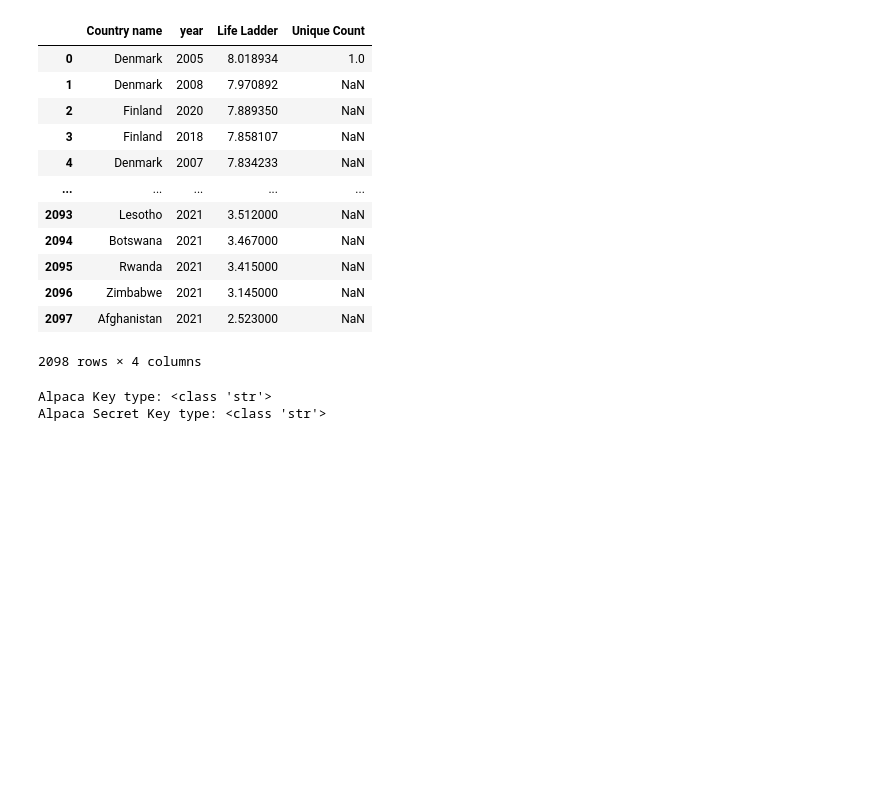
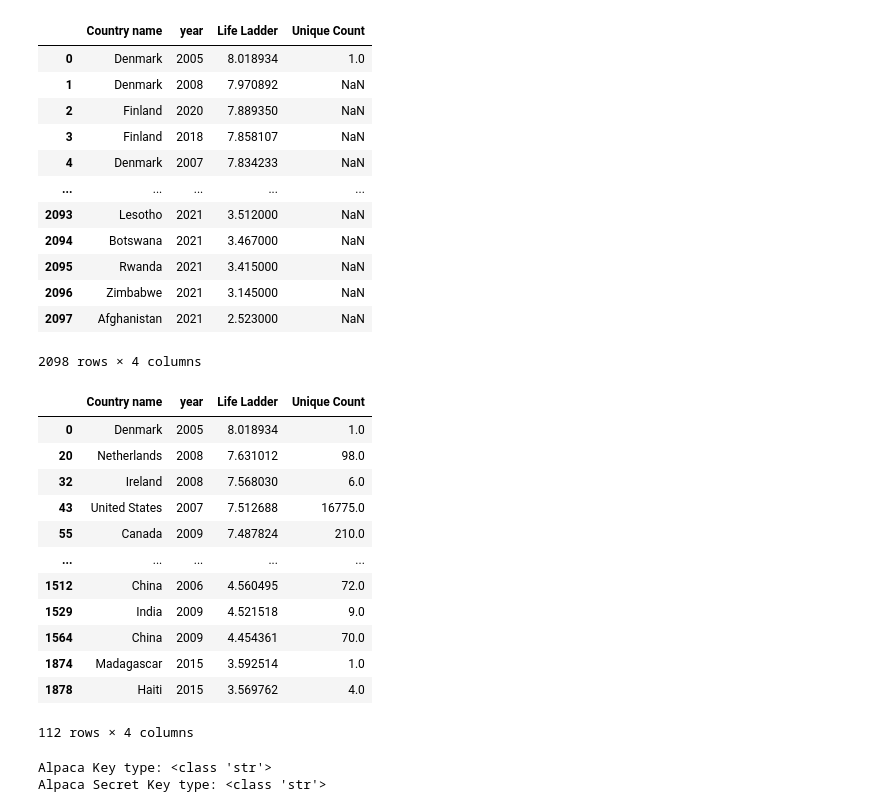
Before and after one commit to LaurenBrad/Project_1, a Jupyter notebook: data_cleansing_updated.ipynb, the cells around one changed output. Cells and saved outputs as stored; diff of their text form; code cells hidden in the pictures; blank space fills up the shorter version.

```diff
--- a/data_cleansing_updated.ipynb
+++ b/data_cleansing_updated.ipynb
@@ -231,6 +255,24 @@ combined_df
 | 2096 | Zimbabwe | 2021 | 3.145000 | NaN |
 | 2097 | Afghanistan | 2021 | 2.523000 | NaN |
 2098 rows × 4 columns
+# %%
+copy_df=combined_df.copy()
+copy_df=copy_df.dropna()
+copy_df
+# %% [output]
+|  | Country name | year | Life Ladder | Unique Count |
+| 0 | Denmark | 2005 | 8.018934 | 1.0 |
+| 20 | Netherlands | 2008 | 7.631012 | 98.0 |
+| 32 | Ireland | 2008 | 7.568030 | 6.0 |
+| 43 | United States | 2007 | 7.512688 | 16775.0 |
+| 55 | Canada | 2009 | 7.487824 | 210.0 |
+| ... | ... | ... | ... | ... |
+| 1512 | China | 2006 | 4.560495 | 72.0 |
+| 1529 | India | 2009 | 4.521518 | 9.0 |
+| 1564 | China | 2009 | 4.454361 | 70.0 |
+| 1874 | Madagascar | 2015 | 3.592514 | 1.0 |
+| 1878 | Haiti | 2015 | 3.569762 | 4.0 |
+112 rows × 4 columns
 # %%
 combined_df.to_csv('combined_df.csv')
 # %%
```
Also changed, not shown: parts of 11 cells of this notebook.
